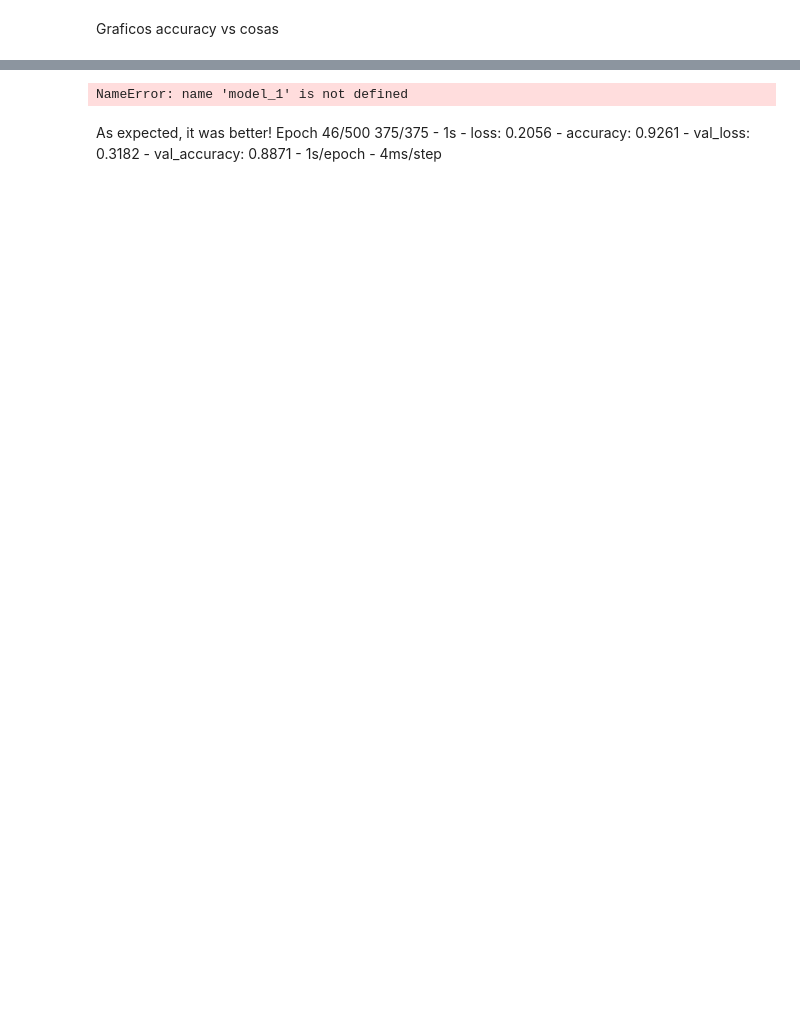
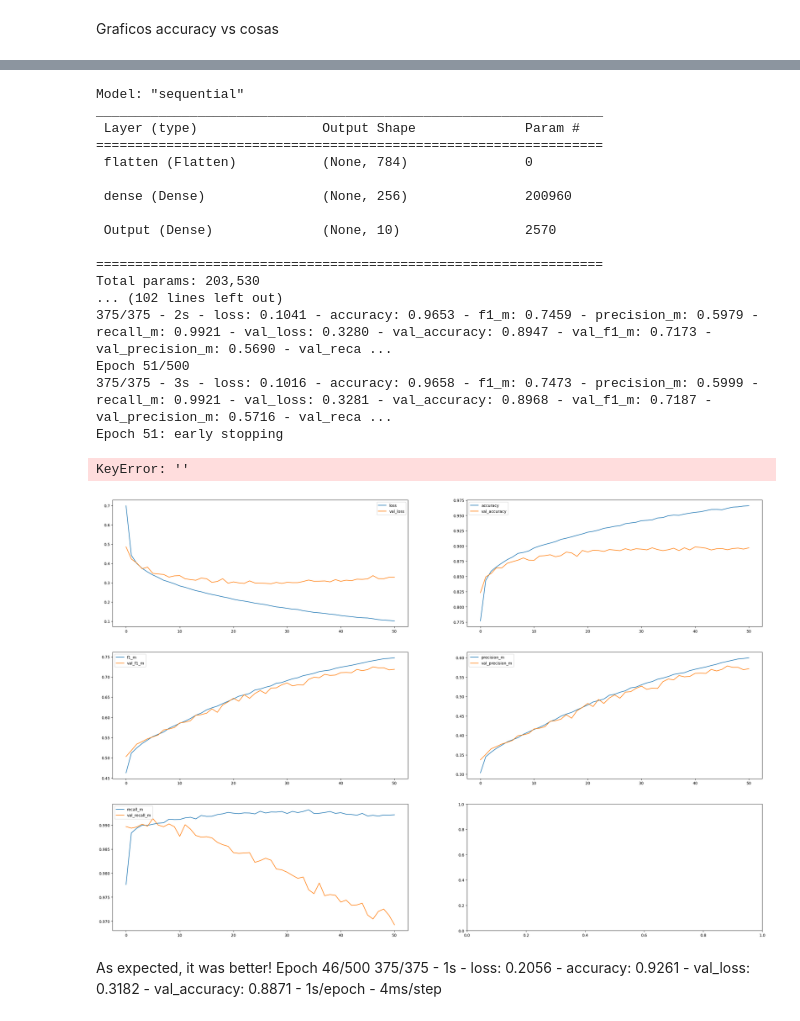
Before and after one commit to fnmolina/neural-networks-classification-regression-project, a Jupyter notebook: ej1.ipynb, the cells around one changed output, grey strips where cells are left out. Saved outputs shown, nothing was run; the diff lists cells and outputs as text; code cells hidden in the pictures; blank space fills up the shorter version.

```diff
--- a/ej1.ipynb
+++ b/ej1.ipynb
@@ -316,13 +302,65 @@ accuracy:  0.10975000262260437
-# %%
-model_1.fit(    x_train,
-                y_train_categorical,
-                epochs=500, batch_size=128,
-                verbose=2,
-                validation_data = (x_val, y_val_categorical),
-                callbacks=[callback_EarlyStopping()]
-                )
-# %% [output]
-NameError: name 'model_1' is not defined
+# %%
+K.clear_session()
+
+model_1 = classification_model(       x_train.shape,
+                            output_size = 10,
+                            hidden_layers_size = 1,
+                            hidden_layers_units = [256],
+                            hidden_activation = 'sigmoid',
+                            kernel_initializer= 'random_normal',
+                            dropout_rate = 0.0,
+                            regularizer = None,
+                            regularizer_rate = 0.001,
+                            bias_initializer = 'zeros',
+                            use_batch_normalization=False,
+                            lr = 0.001,
+                            decay = 0,
+                            out_softmax = False
+                            )
+model_1.summary()
+
+model_1.fit(    x_train,
+                y_train_categorical,
+                epochs=500, batch_size=128,
+                verbose=2,
+                validation_data = (x_val, y_val_categorical),
+                callbacks=[callback_EarlyStopping()])
+
+metrics = [[['loss', "loss"],['val_loss',"val_loss"]],
+            [['accuracy', "accuracy"],['val_accuracy', "val_accuracy"]],
+            [['f1_m', "f1_m"],['val_f1_m', "val_f1_m"]],
+            [['precision_m', "precision_m"],['val_precision_m', "val_precision_m"]],
+            [['recall_m', "recall_m"],['val_recall_m', "val_recall_m"]],
+            [['', ""],['', ""]]]
+
+f, axis = plt.subplots(3, 2, figsize=(30, 20))
+k = 0
+for i in range(4):
+    for j in range(2):
+        axis[i,j].plot(model_1.history.history[metrics[k][0][0]], label = metrics[k][0][1])
+        axis[i,j].plot(model_1.history.history[metrics[k][1][0]], label = metrics[k][1][1])
+        axis[i,j].legend()
+        k += 1
+# %% [output]
+Model: "sequential"
+_________________________________________________________________
+ Layer (type)                Output Shape              Param #
+=================================================================
+ flatten (Flatten)           (None, 784)               0
+
+ dense (Dense)               (None, 256)               200960
+
+ Output (Dense)              (None, 10)                2570
+
+=================================================================
+Total params: 203,530
+... (102 lines left out)
+375/375 - 2s - loss: 0.1041 - accuracy: 0.9653 - f1_m: 0.7459 - precision_m: 0.5979 - recall_m: 0.9921 - val_loss: 0.3280 - val_accuracy: 0.8947 - val_f1_m: 0.7173 - val_precision_m: 0.5690 - val_reca ...
+Epoch 51/500
+375/375 - 3s - loss: 0.1016 - accuracy: 0.9658 - f1_m: 0.7473 - precision_m: 0.5999 - recall_m: 0.9921 - val_loss: 0.3281 - val_accuracy: 0.8968 - val_f1_m: 0.7187 - val_precision_m: 0.5716 - val_reca ...
+Epoch 51: early stopping
+KeyError: ''
+[figure, added]
 # %% [markdown]
 As expected, it was better!
 Epoch 46/500
```
Also changed, not shown: parts of 31 cells of this notebook, 1 other file.
